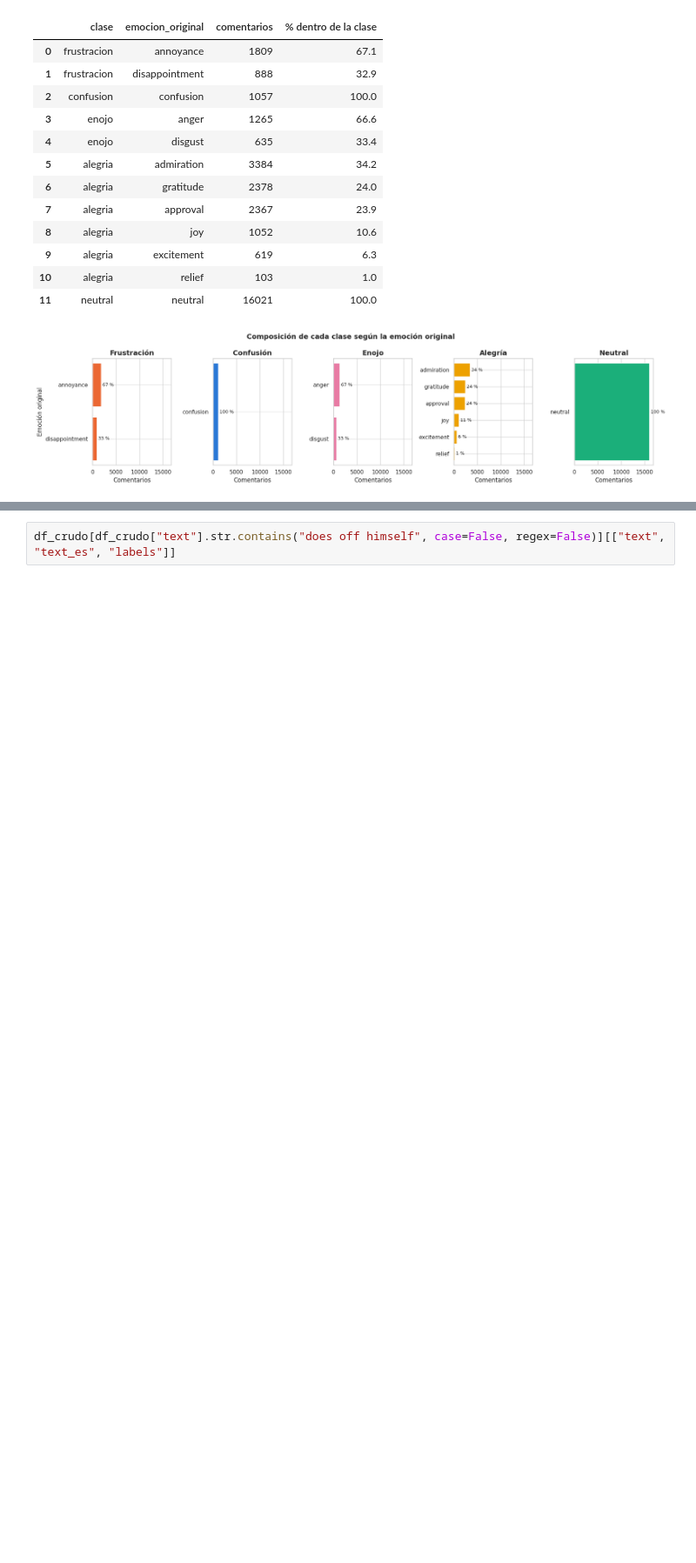
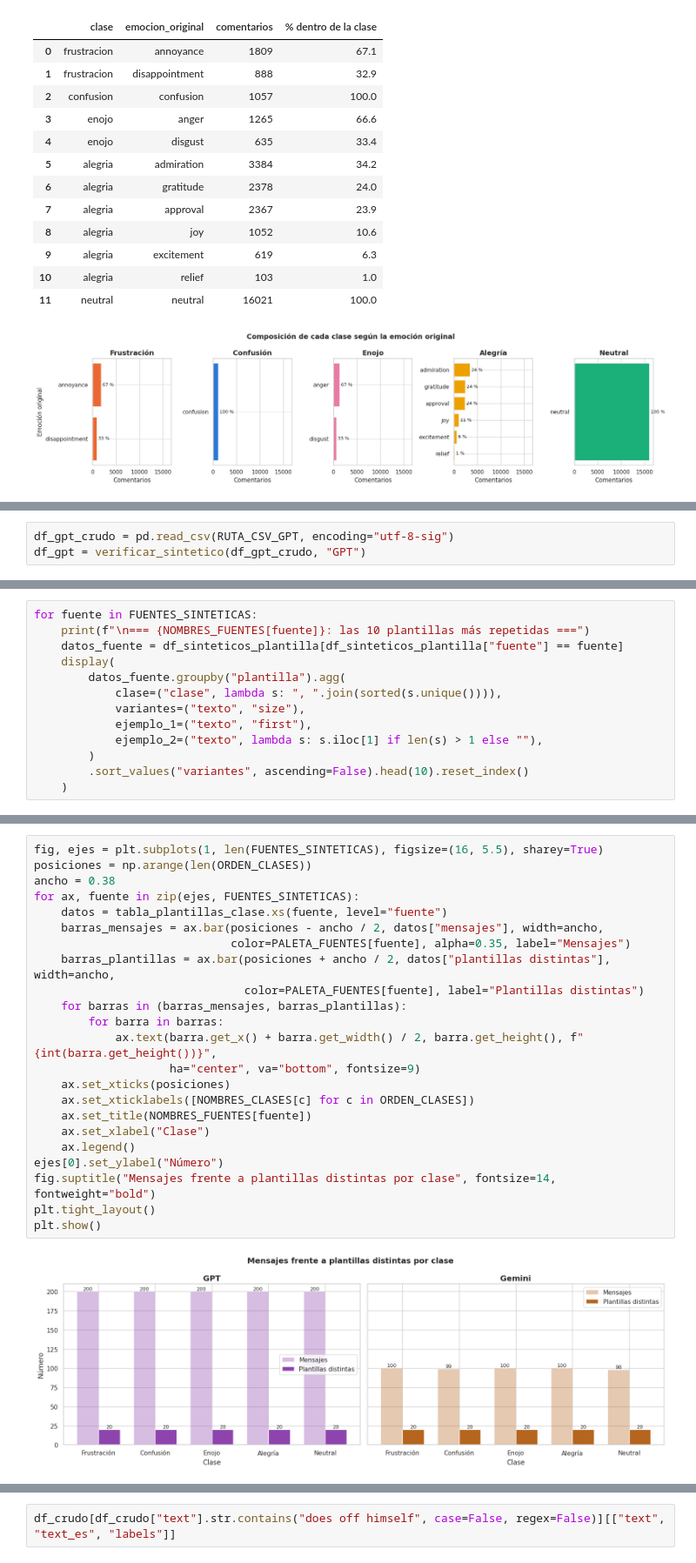
Before and after one commit to bapilco/analisis_sentimientos, a Jupyter notebook: analisis.ipynb, the cells around one changed output, grey strips where cells are left out. Shown at 87% size. Drawn from its saved outputs; the diff is of its cells as text; blank space fills up the shorter version.

```diff
--- a/analisis.ipynb
+++ b/analisis.ipynb
@@ -1077,0 +697,3 @@ La traducción automática falla sobre todo con la jerga, las groserías y las e
+# %%
+df_gpt_crudo = pd.read_csv(RUTA_CSV_GPT, encoding="utf-8-sig")
+df_gpt = verificar_sintetico(df_gpt_crudo, "GPT")
@@ -1077,0 +1456,13 @@ La traducción automática falla sobre todo con la jerga, las groserías y las e
+# %%
+for fuente in FUENTES_SINTETICAS:
+    print(f"\n=== {NOMBRES_FUENTES[fuente]}: las 10 plantillas más repetidas ===")
+    datos_fuente = df_sinteticos_plantilla[df_sinteticos_plantilla["fuente"] == fuente]
+    display(
+        datos_fuente.groupby("plantilla").agg(
+            clase=("clase", lambda s: ", ".join(sorted(s.unique()))),
+            variantes=("texto", "size"),
+            ejemplo_1=("texto", "first"),
+            ejemplo_2=("texto", lambda s: s.iloc[1] if len(s) > 1 else ""),
+        )
+        .sort_values("variantes", ascending=False).head(10).reset_index()
+    )
@@ -1077,0 +1494,25 @@ La traducción automática falla sobre todo con la jerga, las groserías y las e
+# %%
+fig, ejes = plt.subplots(1, len(FUENTES_SINTETICAS), figsize=(16, 5.5), sharey=True)
+posiciones = np.arange(len(ORDEN_CLASES))
+ancho = 0.38
+for ax, fuente in zip(ejes, FUENTES_SINTETICAS):
+    datos = tabla_plantillas_clase.xs(fuente, level="fuente")
+    barras_mensajes = ax.bar(posiciones - ancho / 2, datos["mensajes"], width=ancho,
+                             color=PALETA_FUENTES[fuente], alpha=0.35, label="Mensajes")
+    barras_plantillas = ax.bar(posiciones + ancho / 2, datos["plantillas distintas"], width=ancho,
+                               color=PALETA_FUENTES[fuente], label="Plantillas distintas")
+    for barras in (barras_mensajes, barras_plantillas):
+        for barra in barras:
+            ax.text(barra.get_x() + barra.get_width() / 2, barra.get_height(), f"{int(barra.get_height())}",
+                    ha="center", va="bottom", fontsize=9)
+    ax.set_xticks(posiciones)
+    ax.set_xticklabels([NOMBRES_CLASES[c] for c in ORDEN_CLASES])
+    ax.set_title(NOMBRES_FUENTES[fuente])
+    ax.set_xlabel("Clase")
+    ax.legend()
+ejes[0].set_ylabel("Número")
+fig.suptitle("Mensajes frente a plantillas distintas por clase", fontsize=14, fontweight="bold")
+plt.tight_layout()
+plt.show()
+# %% [output]
+[figure, added]
```
Also changed, not shown: parts of 152 cells of this notebook.
